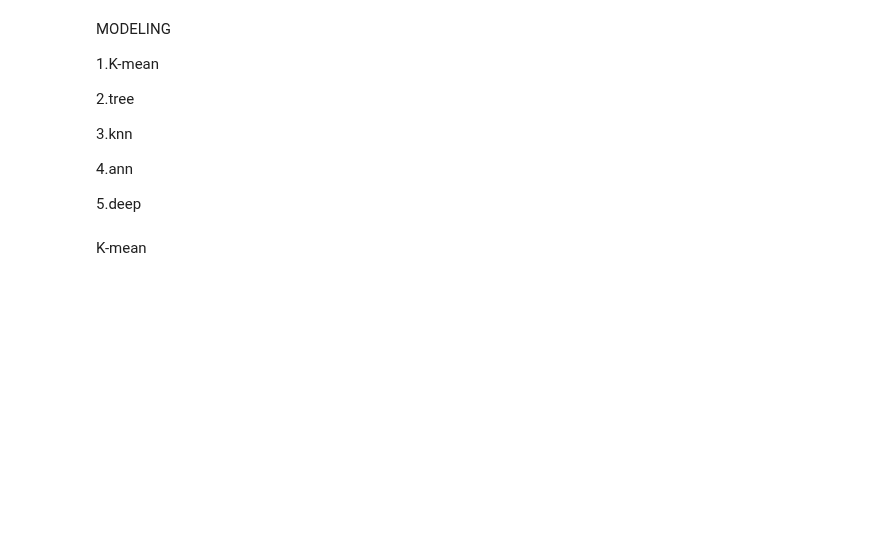
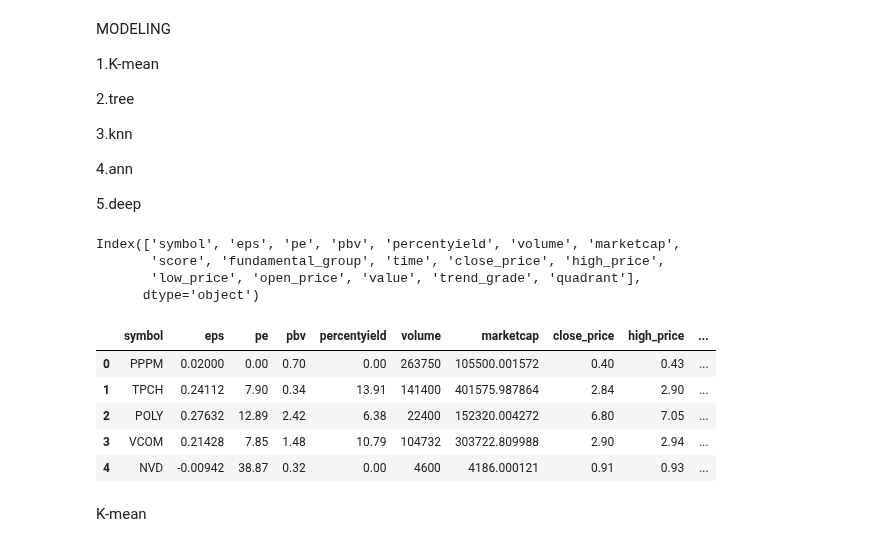
Before and after one commit to phqsuema123/Stock-quadrant-quantitative-analysis-using-deep-learning-classification, a Jupyter notebook: 1.Final_file/3.Data_preparation,4.Modelling/5model.ipynb, the cells around one changed output. Cells and saved outputs as stored; diff of their text form; code cells hidden in the pictures; blank space fills up the shorter version.

```diff
--- a/1.Final_file/3.Data_preparation,4.Modelling/5model.ipynb
+++ b/1.Final_file/3.Data_preparation,4.Modelling/5model.ipynb
@@ -542,3 +542,23 @@ MODELING
 4.ann
 
 5.deep
+# %%
+df_all = df.copy()
+# %%
+df_all.columns
+# %% [output]
+Index(['symbol', 'eps', 'pe', 'pbv', 'percentyield', 'volume', 'marketcap',
+       'score', 'fundamental_group', 'time', 'close_price', 'high_price',
+       'low_price', 'open_price', 'value', 'trend_grade', 'quadrant'],
+      dtype='object')
+# %%
+df_all = df_all.drop(columns=['score', 'fundamental_group', 'time','trend_grade','value'])
+# %%
+df_all.head()
+# %% [output]
+|  | symbol | eps | pe | pbv | percentyield | volume | marketcap | close_price | high_price | ... |
+| 0 | PPPM | 0.02000 | 0.00 | 0.70 | 0.00 | 263750 | 105500.001572 | 0.40 | 0.43 | ... |
+| 1 | TPCH | 0.24112 | 7.90 | 0.34 | 13.91 | 141400 | 401575.987864 | 2.84 | 2.90 | ... |
+| 2 | POLY | 0.27632 | 12.89 | 2.42 | 6.38 | 22400 | 152320.004272 | 6.80 | 7.05 | ... |
+| 3 | VCOM | 0.21428 | 7.85 | 1.48 | 10.79 | 104732 | 303722.809988 | 2.90 | 2.94 | ... |
+| 4 | NVD | -0.00942 | 38.87 | 0.32 | 0.00 | 4600 | 4186.000121 | 0.91 | 0.93 | ... |
```
Also changed, not shown: parts of 18 cells of this notebook.
